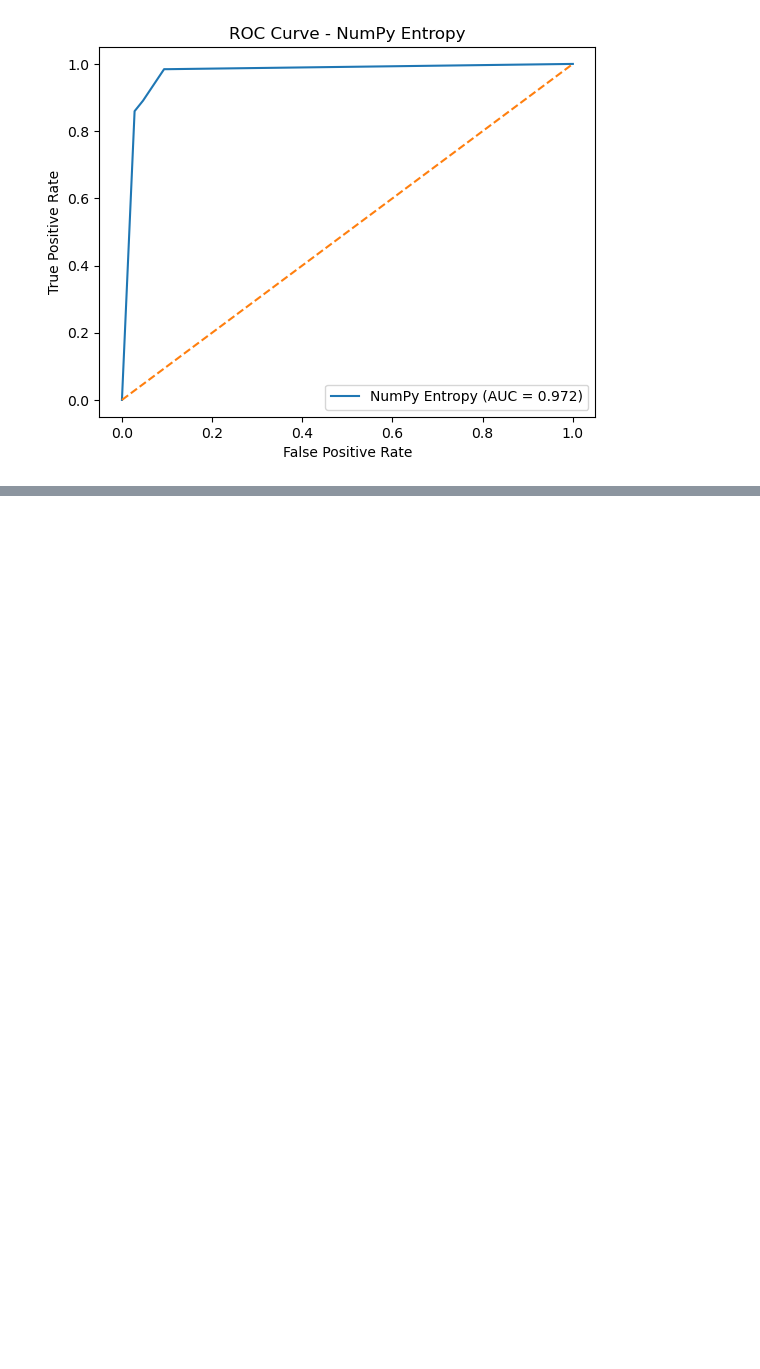
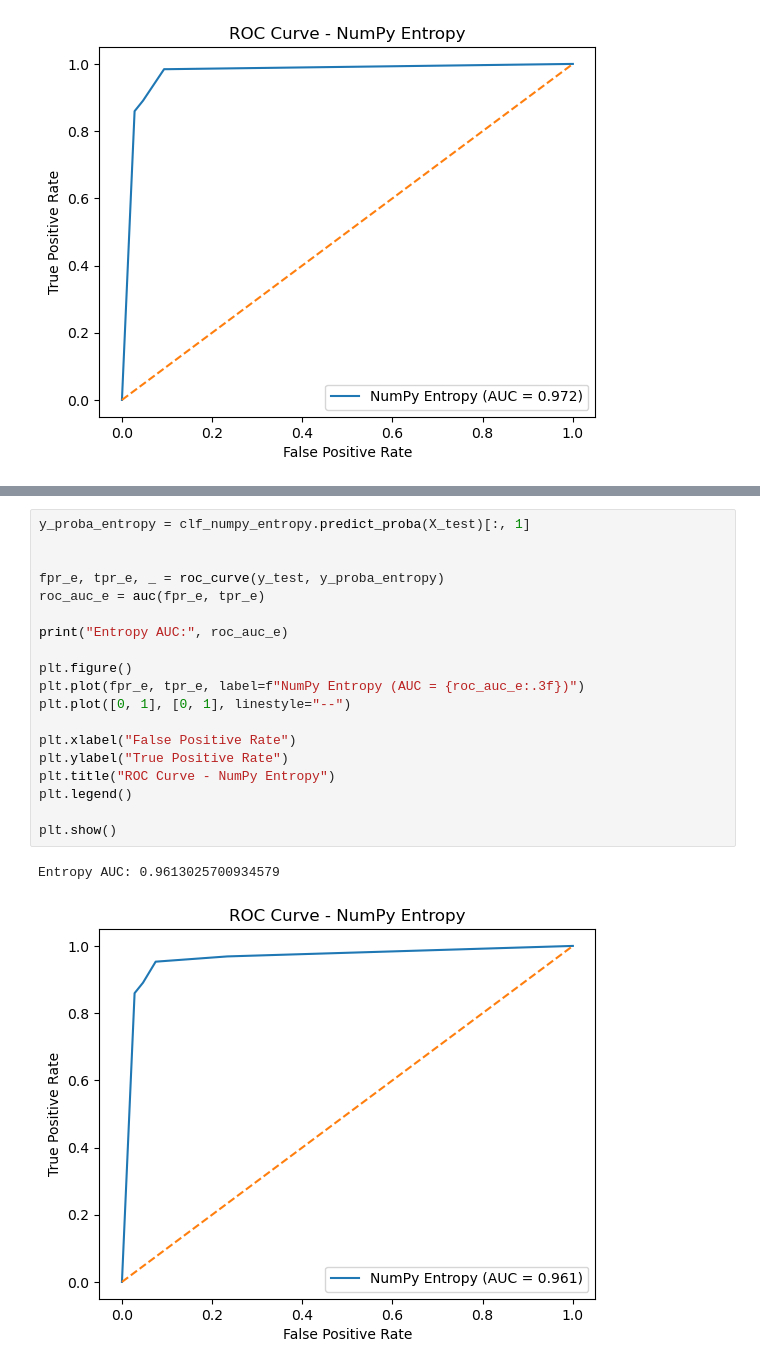
Before and after one commit to Ji980420/Project-ML_VU, a Jupyter notebook: breastCancerData.ipynb, the cells around one changed output, grey strips where cells are left out. Cells and saved outputs as stored; diff of their text form; blank space fills up the shorter version.

```diff
--- a/breastCancerData.ipynb
+++ b/breastCancerData.ipynb
@@ -878,0 +1087,22 @@ Entropy AUC: 0.9715975467289719
+# %%
+y_proba_entropy = clf_numpy_entropy.predict_proba(X_test)[:, 1]
+
+
+fpr_e, tpr_e, _ = roc_curve(y_test, y_proba_entropy)
+roc_auc_e = auc(fpr_e, tpr_e)
+
+print("Entropy AUC:", roc_auc_e)
+
+plt.figure()
+plt.plot(fpr_e, tpr_e, label=f"NumPy Entropy (AUC = {roc_auc_e:.3f})")
+plt.plot([0, 1], [0, 1], linestyle="--")
+
+plt.xlabel("False Positive Rate")
+plt.ylabel("True Positive Rate")
+plt.title("ROC Curve - NumPy Entropy")
+plt.legend()
+
+plt.show()
+# %% [output]
+Entropy AUC: 0.9613025700934579
+[figure, added]
```
Also changed, not shown: parts of 31 cells of this notebook.
